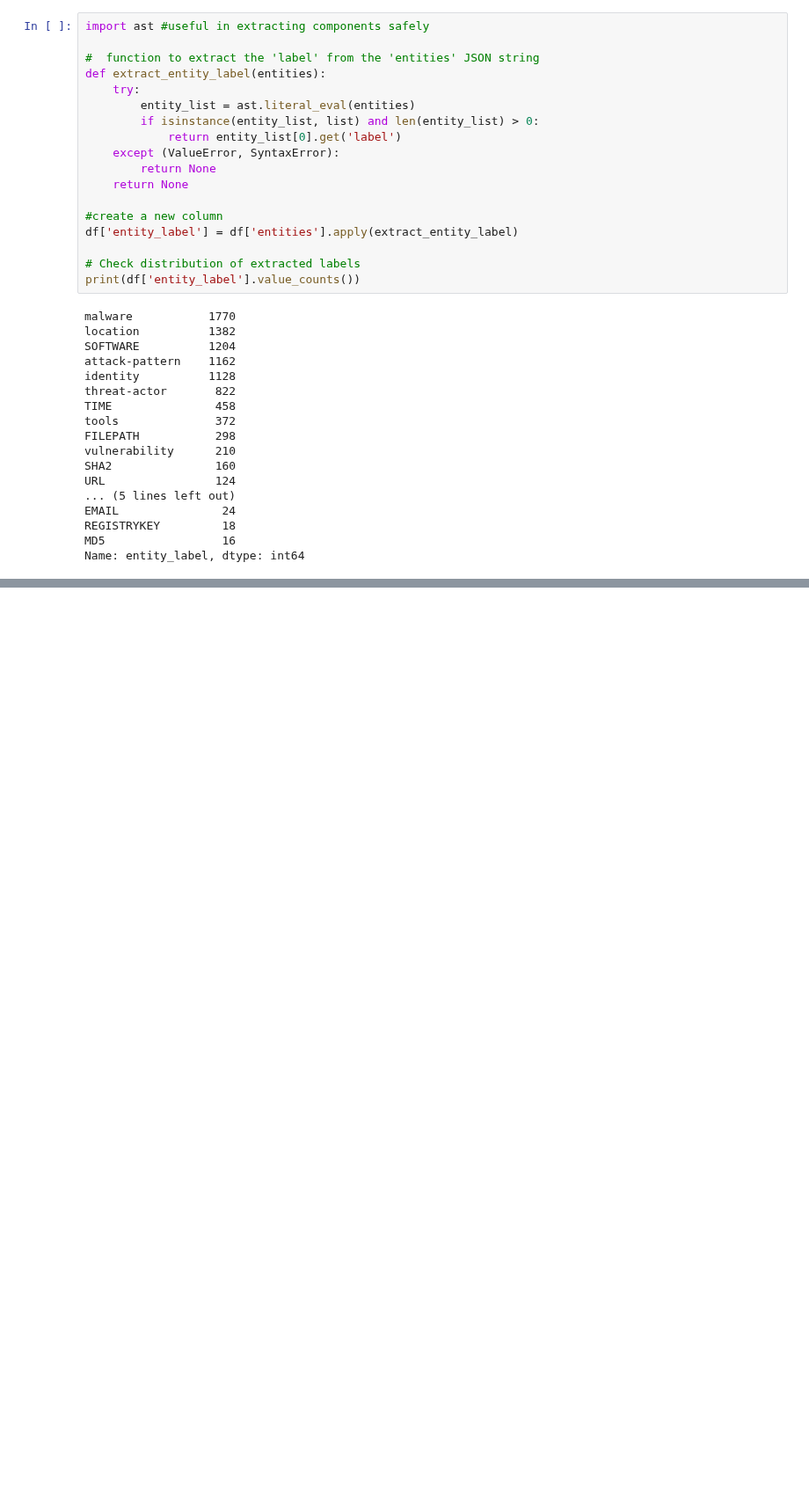
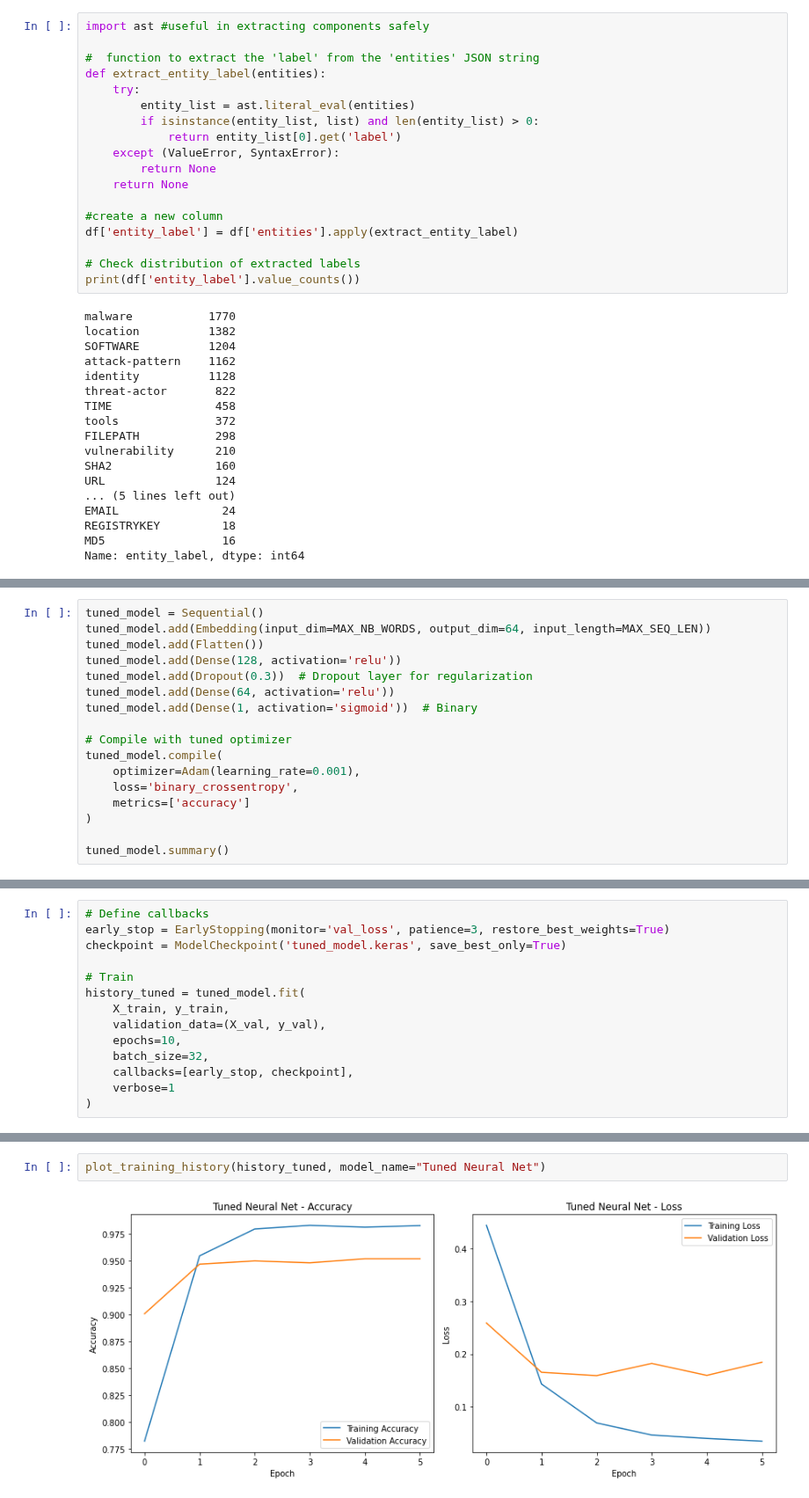
Before and after one commit to kkipkorir/cyber-threat-intelligence, a Jupyter notebook: notebook.ipynb, the cells around one changed output, grey strips where cells are left out. Shown at 88% size. Cells and saved outputs as stored; diff of their text form; blank space fills up the shorter version.

```diff
--- a/notebook.ipynb
+++ b/notebook.ipynb
@@ -201,0 +535,17 @@ Name: clean_text, Length: 19940, dtype: object
+# %%
+tuned_model = Sequential()
+tuned_model.add(Embedding(input_dim=MAX_NB_WORDS, output_dim=64, input_length=MAX_SEQ_LEN))
+tuned_model.add(Flatten())
+tuned_model.add(Dense(128, activation='relu'))
+tuned_model.add(Dropout(0.3))  # Dropout layer for regularization
+tuned_model.add(Dense(64, activation='relu'))
+tuned_model.add(Dense(1, activation='sigmoid'))  # Binary
+
+# Compile with tuned optimizer
+tuned_model.compile(
+    optimizer=Adam(learning_rate=0.001),
+    loss='binary_crossentropy',
+    metrics=['accuracy']
+)
+
+tuned_model.summary()
@@ -201,0 +573,14 @@ Name: clean_text, Length: 19940, dtype: object
+# %%
+# Define callbacks
+early_stop = EarlyStopping(monitor='val_loss', patience=3, restore_best_weights=True)
+checkpoint = ModelCheckpoint('tuned_model.keras', save_best_only=True)
+
+# Train
+history_tuned = tuned_model.fit(
+    X_train, y_train,
+    validation_data=(X_val, y_val),
+    epochs=10,
+    batch_size=32,
+    callbacks=[early_stop, checkpoint],
+    verbose=1
+)
@@ -201,0 +600,4 @@ Name: clean_text, Length: 19940, dtype: object
+# %%
+plot_training_history(history_tuned, model_name="Tuned Neural Net")
+# %% [output]
+[figure, added]
```
Also changed, not shown: parts of 56 cells of this notebook, 2 other files.
